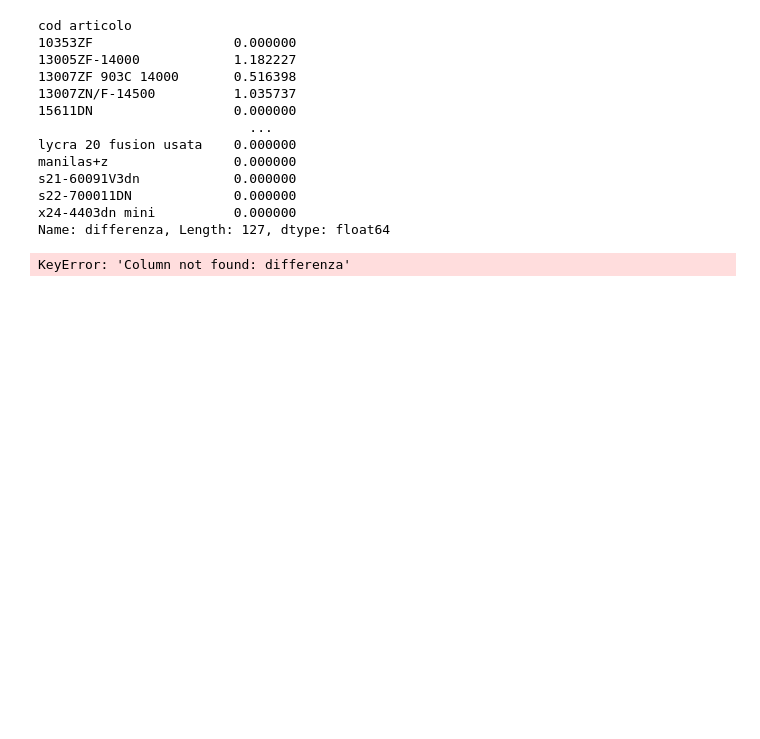
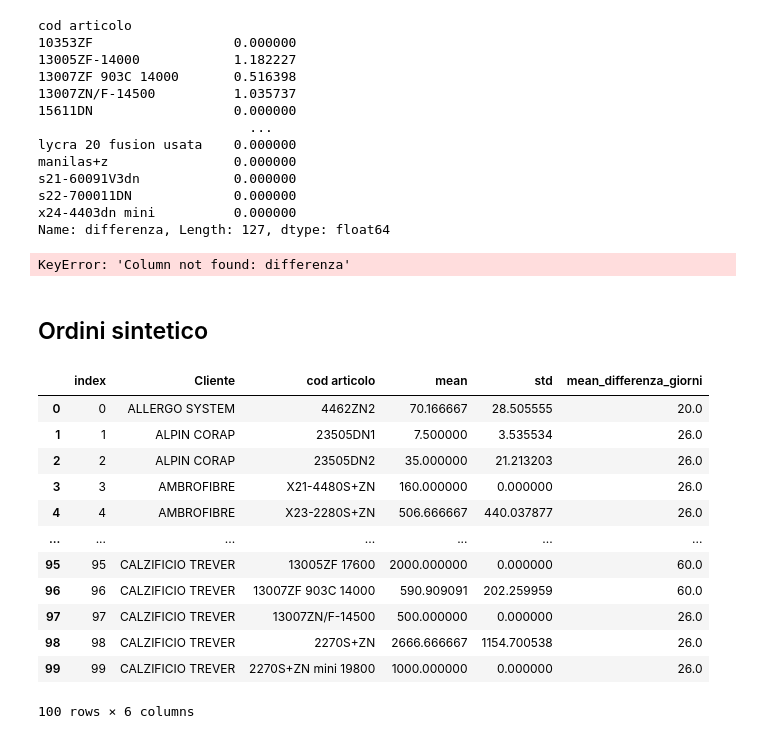
Before and after one commit to Dr3dre/LeMur, a Jupyter notebook: data_relations.ipynb, the cells around one changed output. Drawn from its saved outputs; the diff is of its cells as text; code cells hidden in the pictures; blank space fills up the shorter version.

```diff
--- a/data_relations.ipynb
+++ b/data_relations.ipynb
@@ -732,8 +734,2 @@ filtrato['']
 # %% [markdown]
 ## prodotti x macchine dove possono andare
-# %%
-with open('data/articoli.json', 'r') as f:
-    articoli = json.load(f)
-
-with open('data/macchine.json', 'r') as f:
-    macchine = json.load(f)
@@ -768,6 +736,23 @@ gruppi
 # %%
+with open('data/utils/articoli_macchine_storico.json', 'r') as f:
+    articoli = json.load(f)
+
+with open('data/utils/macchine_info.json', 'r') as f:
+    macchine = json.load(f)
+
+# macchine per gruppo
+gruppi = {}
+
+for i, m in enumerate(macchine):
+    group = macchine[i]['classe']
+    if group not in gruppi.keys():
+        gruppi[group] = []
+    gruppi[group].append(m['N_mc'])
+
+with open('data/utils/gruppi_macchine.json', 'w') as f:
+    json.dump(gruppi, f, skipkeys=True, ensure_ascii=False, indent=4)
+
 # articoli per macchine in cui può essere prodotto
-
 art = {}
 
 for key, value in articoli.items():
@@ -786,6 +771,9 @@ for key in art.keys():
     art[key] = list(art[key])
     art[key].sort()
 
+with open('data/utils/articoli_macchine.json', 'w') as f:
+    json.dump(art, f, skipkeys=True, ensure_ascii=False, indent=4)
+
 art
 # %% [output]
 {'2277DN mini': [1,
@@ -912,3 +900,26 @@ print(synthetic_dataset.head())
 synthetic_dataset.to_csv('synthetic_storico.csv', index=False)
 # %% [output]
 KeyError: 'Column not found: differenza'
+# %% [markdown]
+## Ordini sintetico
+# %%
+ordini_per_client = json.load(open('data/utils/ordini_per_client.json'))
+quantity_per_client = pd.read_csv('data/utils/quantity_per_client.csv')
+clienti = ordini_per_client.keys()
+
+quantity_per_client.reset_index(inplace=True)
+quantity_per_client.head(100)
+# %% [output]
+|  | index | Cliente | cod articolo | mean | std | mean_differenza_giorni |
+| 0 | 0 | ALLERGO SYSTEM | 4462ZN2 | 70.166667 | 28.505555 | 20.0 |
+| 1 | 1 | ALPIN CORAP | 23505DN1 | 7.500000 | 3.535534 | 26.0 |
+| 2 | 2 | ALPIN CORAP | 23505DN2 | 35.000000 | 21.213203 | 26.0 |
+| 3 | 3 | AMBROFIBRE | X21-4480S+ZN | 160.000000 | 0.000000 | 26.0 |
+| 4 | 4 | AMBROFIBRE | X23-2280S+ZN | 506.666667 | 440.037877 | 26.0 |
+| ... | ... | ... | ... | ... | ... | ... |
+| 95 | 95 | CALZIFICIO TREVER | 13005ZF 17600 | 2000.000000 | 0.000000 | 60.0 |
+| 96 | 96 | CALZIFICIO TREVER | 13007ZF 903C 14000 | 590.909091 | 202.259959 | 60.0 |
+| 97 | 97 | CALZIFICIO TREVER | 13007ZN/F-14500 | 500.000000 | 0.000000 | 26.0 |
+| 98 | 98 | CALZIFICIO TREVER | 2270S+ZN | 2666.666667 | 1154.700538 | 26.0 |
+| 99 | 99 | CALZIFICIO TREVER | 2270S+ZN mini 19800 | 1000.000000 | 0.000000 | 26.0 |
+100 rows × 6 columns
```
Also changed, not shown: parts of 21 cells of this notebook, 5 other files.
